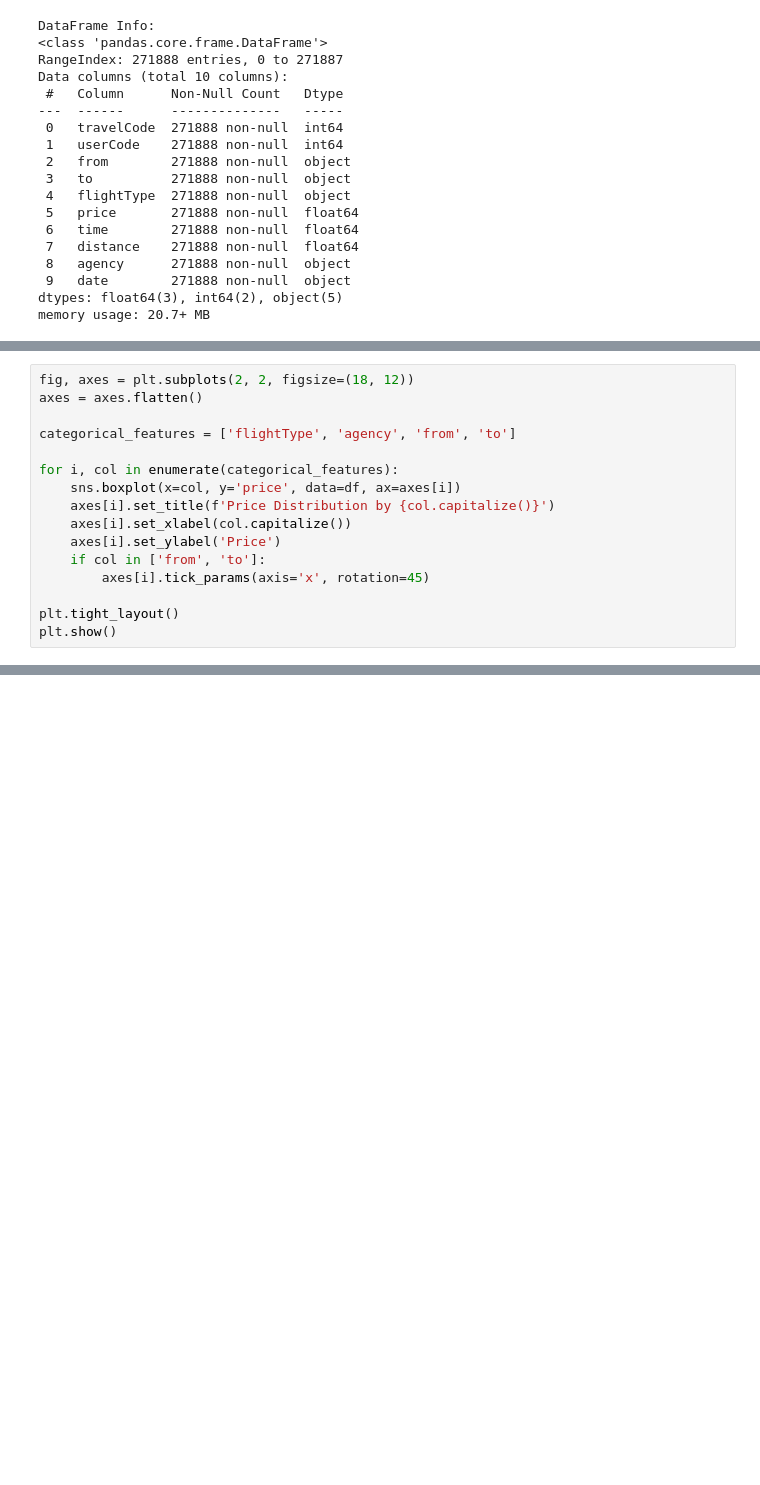
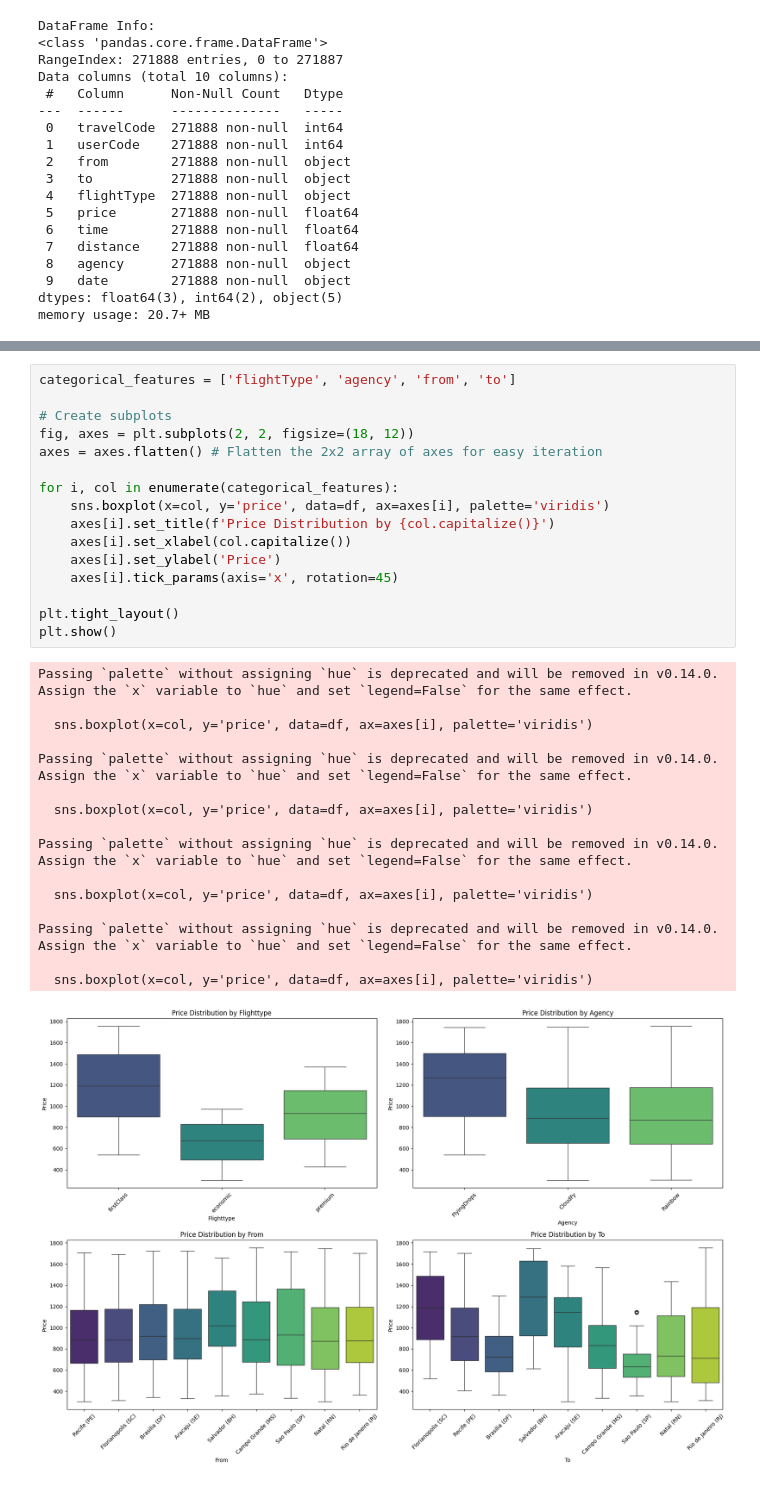
Before and after one commit to bsshewale/Voyage-Analytics-Integrating-MLOps-in-Travel-Industry-, a Jupyter notebook: notebooks/Regression_model.ipynb, the cells around one changed output, grey strips where cells are left out. Cells and saved outputs as stored; diff of their text form; blank space fills up the shorter version.

```diff
--- a/notebooks/Regression_model.ipynb
+++ b/notebooks/Regression_model.ipynb
@@ -208,16 +66,0 @@ The analysis of the correlation between 'price' and 'distance' has been complete
-# %%
-fig, axes = plt.subplots(2, 2, figsize=(18, 12))
-axes = axes.flatten()
-
-categorical_features = ['flightType', 'agency', 'from', 'to']
-
-for i, col in enumerate(categorical_features):
-    sns.boxplot(x=col, y='price', data=df, ax=axes[i])
-    axes[i].set_title(f'Price Distribution by {col.capitalize()}')
-    axes[i].set_xlabel(col.capitalize())
-    axes[i].set_ylabel('Price')
-    if col in ['from', 'to']:
-        axes[i].tick_params(axis='x', rotation=45)
-
-plt.tight_layout()
-plt.show()
@@ -768,0 +194,33 @@ print(f"XGBoost Regressor model saved successfully as '{model_filename}'")
+# %%
+categorical_features = ['flightType', 'agency', 'from', 'to']
+
+# Create subplots
+fig, axes = plt.subplots(2, 2, figsize=(18, 12))
+axes = axes.flatten() # Flatten the 2x2 array of axes for easy iteration
+
+for i, col in enumerate(categorical_features):
+    sns.boxplot(x=col, y='price', data=df, ax=axes[i], palette='viridis')
+    axes[i].set_title(f'Price Distribution by {col.capitalize()}')
+    axes[i].set_xlabel(col.capitalize())
+    axes[i].set_ylabel('Price')
+    axes[i].tick_params(axis='x', rotation=45)
+
+plt.tight_layout()
+plt.show()
+# %% [output]
+Passing `palette` without assigning `hue` is deprecated and will be removed in v0.14.0. Assign the `x` variable to `hue` and set `legend=False` for the same effect.
+
+  sns.boxplot(x=col, y='price', data=df, ax=axes[i], palette='viridis')
+
+Passing `palette` without assigning `hue` is deprecated and will be removed in v0.14.0. Assign the `x` variable to `hue` and set `legend=False` for the same effect.
+
+  sns.boxplot(x=col, y='price', data=df, ax=axes[i], palette='viridis')
+
+Passing `palette` without assigning `hue` is deprecated and will be removed in v0.14.0. Assign the `x` variable to `hue` and set `legend=False` for the same effect.
+
+  sns.boxplot(x=col, y='price', data=df, ax=axes[i], palette='viridis')
+
+Passing `palette` without assigning `hue` is deprecated and will be removed in v0.14.0. Assign the `x` variable to `hue` and set `legend=False` for the same effect.
+
+  sns.boxplot(x=col, y='price', data=df, ax=axes[i], palette='viridis')
+[figure, added]
```
Also changed, not shown: parts of 116 cells of this notebook.
